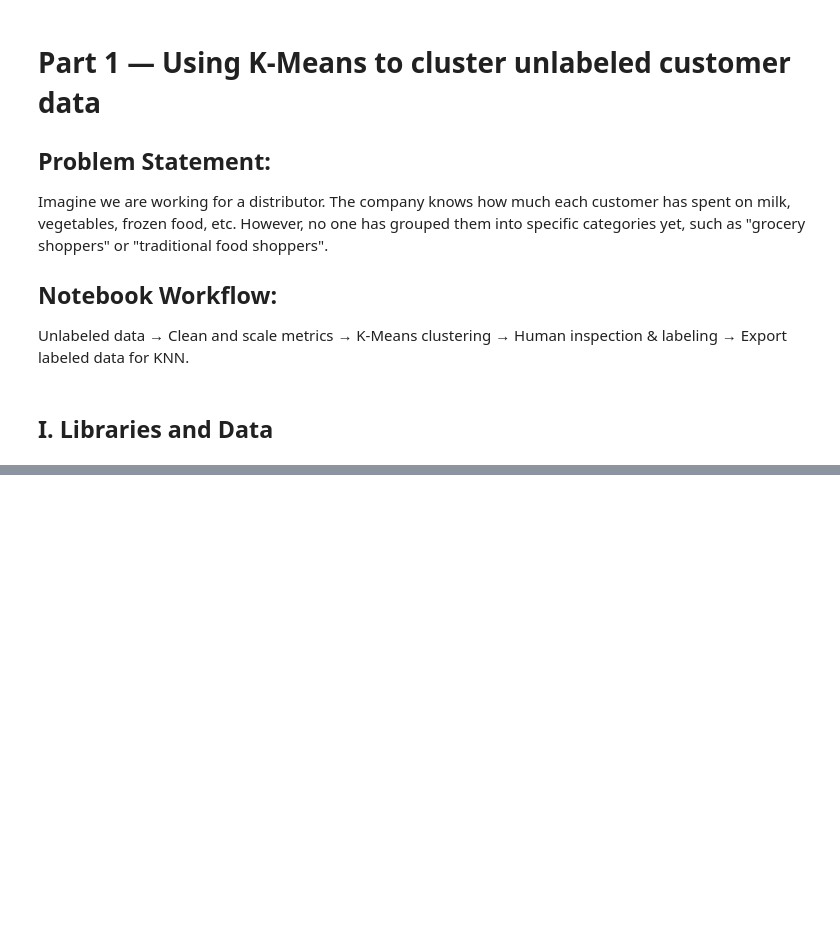
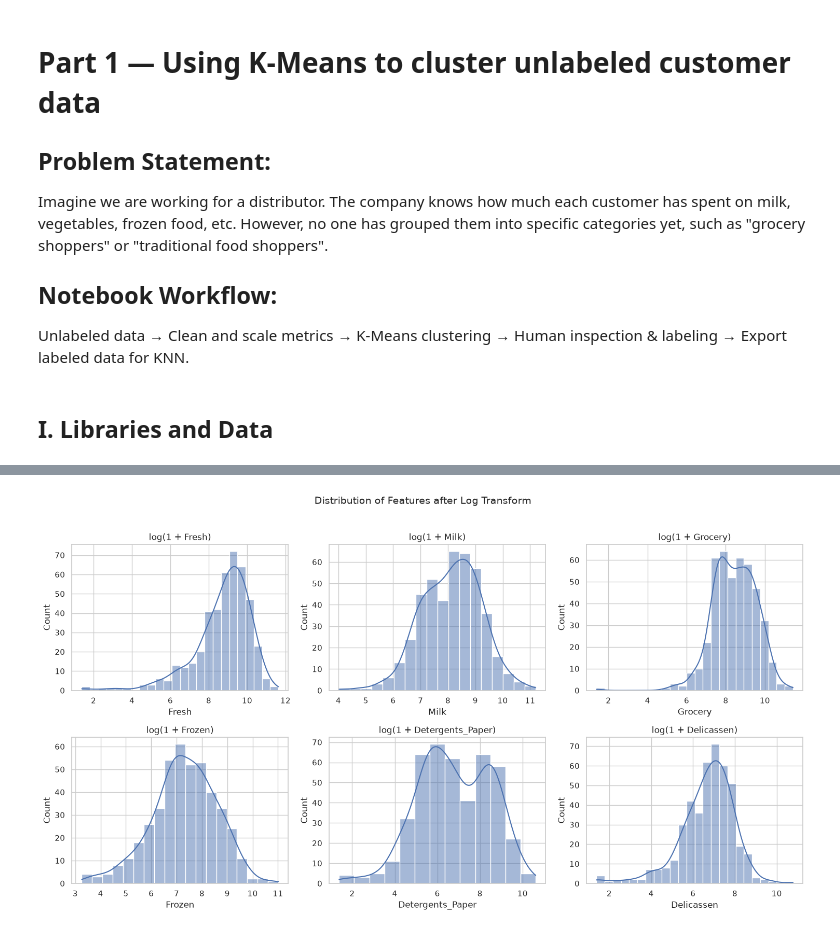
Before and after one commit to tandoan81194-dev/MachineLearning, a Jupyter notebook: K-means/Wholesale Customers - KMeans.ipynb, the cells around one changed output, grey strips where cells are left out. Drawn from its saved outputs; the diff is of its cells as text; code cells hidden in the pictures; blank space fills up the shorter version.

```diff
--- a/K-means/Wholesale Customers - KMeans.ipynb
+++ b/K-means/Wholesale Customers - KMeans.ipynb
@@ -32,3 +32,5 @@ from sklearn.preprocessing import FunctionTransformer, StandardScaler
 warnings.filterwarnings("ignore", category=FutureWarning)
 sns.set_theme(style="whitegrid", context="notebook")
 RANDOM_STATE = 42
+# %%
+df = pd.read_csv("wholesale_customers.csv")
@@ -34,0 +49,13 @@ RANDOM_STATE = 42
+# %%
+FEATURES = [
+    "Fresh", "Milk", "Grocery", "Frozen",
+    "Detergents_Paper", "Delicassen"
+]
+
+quality_report = pd.DataFrame({
+    "dtype": df[FEATURES].dtypes.astype(str),
+    "missing": df[FEATURES].isna().sum(),
+    "unique": df[FEATURES].nunique(),
+})
+display(quality_report)
+display(df[FEATURES].describe().T.round(1))
@@ -34,0 +77,10 @@ RANDOM_STATE = 42
+# %%
+fig, axes = plt.subplots(2, 3, figsize=(15, 8))
+for column, ax in zip(FEATURES, axes.flat):
+    sns.histplot(np.log1p(df[column]), kde=True, ax=ax)
+    ax.set_title(f"log(1 + {column})")
+plt.suptitle("Distribution of Features after Log Transform", y=1.02, fontsize=14)
+plt.tight_layout()
+plt.show()
+# %% [output]
+[figure, added]
```
Also changed, not shown: parts of 5 cells of this notebook, 1 other file.
